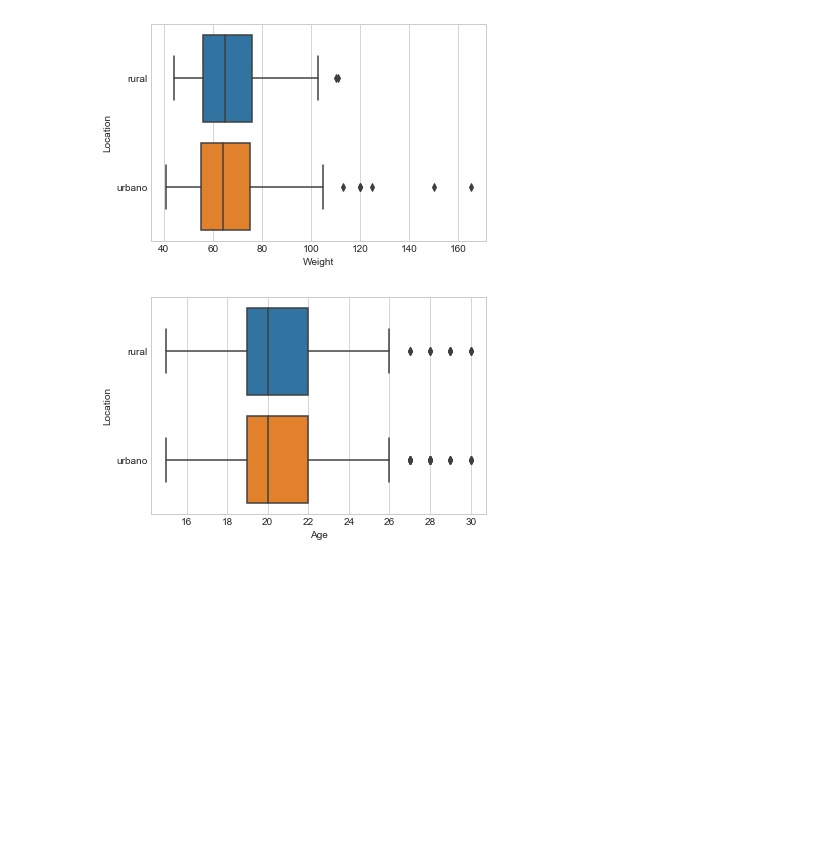
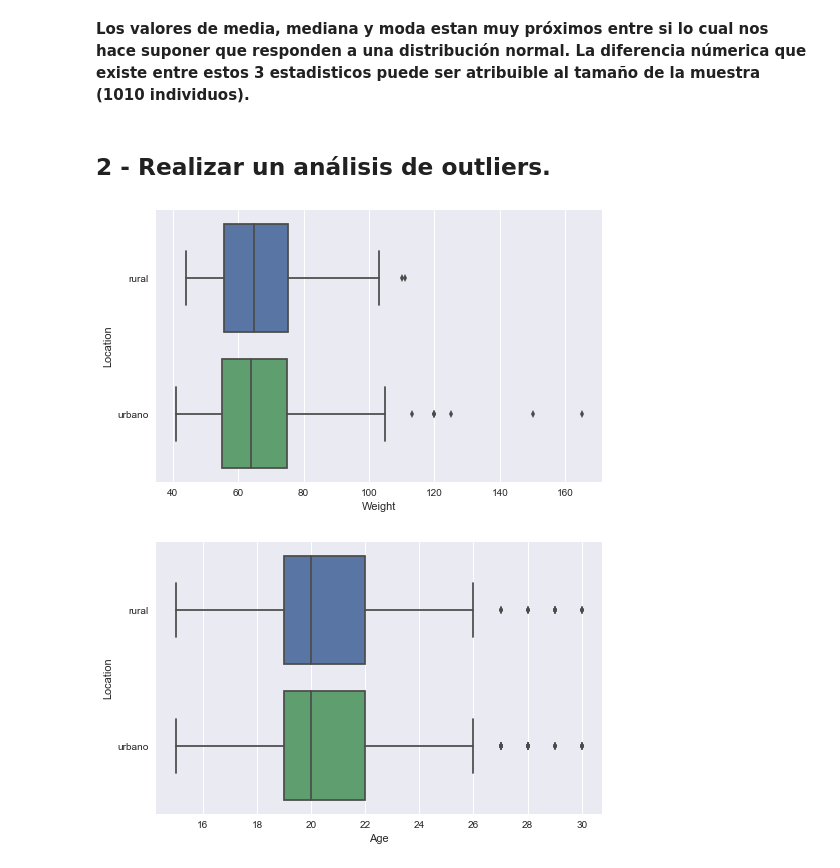
Before and after one commit to renzobechler-zz/diplodatos, a Jupyter notebook: Laboratorio 1 - Soluciones.ipynb, the cells around one changed output. Cells and saved outputs as stored; diff of their text form; code cells hidden in the pictures; blank space fills up the shorter version.

```diff
--- a/Laboratorio 1 - Soluciones.ipynb
+++ b/Laboratorio 1 - Soluciones.ipynb
@@ -65,8 +47,8 @@ dataset[:10]
 #Calcular estadísticos como la moda, media, mediana y desviación estándar del peso y de la edad.
 #¿Responden a alguna distribución conocida?
 
-dataset_peso = dataset.dropna(subset=["Age"])
-dataset_edad = dataset.dropna(subset=["Weight"])
+dataset_peso = dataset.dropna(subset=["Weight"])
+dataset_edad = dataset.dropna(subset=["Age"])
 
 peso_media = dataset_peso["Weight"].mean()
 peso_mediana = dataset_peso["Weight"].median()
@@ -79,13 +61,12 @@ edad_moda = dataset_edad["Age"].mode()
 edad_std = dataset_edad["Age"].std()
 
 
-
 print("""
    Peso Media: %.2f
    Peso Mediana: %.2f
    Peso Moda: %.2f
    Peso Desv. Std: %.2f\n
-   Edad Media: %2.f
+   Edad Media: %.2f
    Edad Mediana: %d
    Edad Moda: %d
    Edad Desv. Std: %.2f
@@ -102,0 +84,5 @@ print("""
+# %%
+sns.set(rc={'figure.figsize':(12, 8)})
+ax = plt.axes()
+ax.set_title('Graficamos la Distribución de la variable Peso')
+sns.distplot(dataset_peso.Weight);
@@ -103,22 +97,24 @@ print("""
+# %% [markdown]
+**Los valores de media, mediana y moda estan muy próximos entre si lo cual nos hace suponer que responden a una distribución normal. La diferencia númerica que existe entre estos 3 estadisticos puede ser atribuible al tamaño de la muestra (1010 individuos).**
+# %% [markdown]
+## 2 - Realizar un análisis de outliers.
 # %%
 dataset_peso_rural = dataset_peso.loc[dataset_peso["Village - town"]=="village"].assign(Location="rural")
-#dataset_edad_rural = dataset_edad.loc[dataset_edad["Village - town"]=="village"].assign(Location="rural")
 dataset_peso_urbano = dataset_peso.loc[dataset_peso["Village - town"]=="city"].assign(Location="urbano")
-#dataset_edad_urbano = dataset_edad.loc[dataset_edad["Village - town"]=="city"].assign(Location="urbano")
 
 dataset_peso_rural_urbano = pd.concat([dataset_peso_rural, dataset_peso_urbano])
 
-
-
+sns.set(rc={'figure.figsize':(8, 5)})
 sns.boxplot(x="Weight", y="Location", data=dataset_peso_rural_urbano);
 # %% [output]
-[figure, old version]
+[figure, new version]
 # %%
 dataset_edad_rural = dataset_edad.loc[dataset_edad["Village - town"]=="village"].assign(Location="rural")
 dataset_edad_urbano = dataset_edad.loc[dataset_edad["Village - town"]=="city"].assign(Location="urbano")
 
-dataset_edad_rural_urbano = pd.concat([dataset_peso_rural, dataset_peso_urbano])
+dataset_edad_rural_urbano = pd.concat([dataset_edad_rural, dataset_edad_urbano])
 
+sns.set(rc={'figure.figsize':(8, 5)})
 sns.boxplot(x="Age", y="Location", data=dataset_edad_rural_urbano);
 # %% [output]
-[figure, old version]
+[figure, new version]
```
Also changed, not shown: parts of 32 cells of this notebook.
